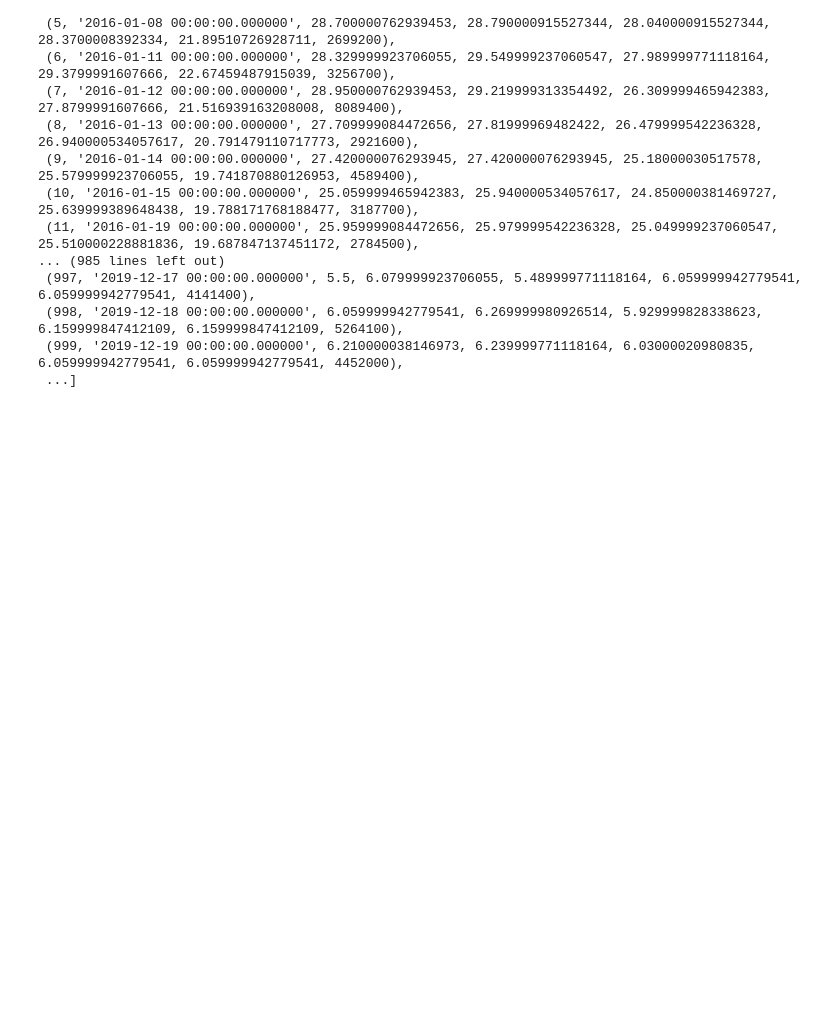
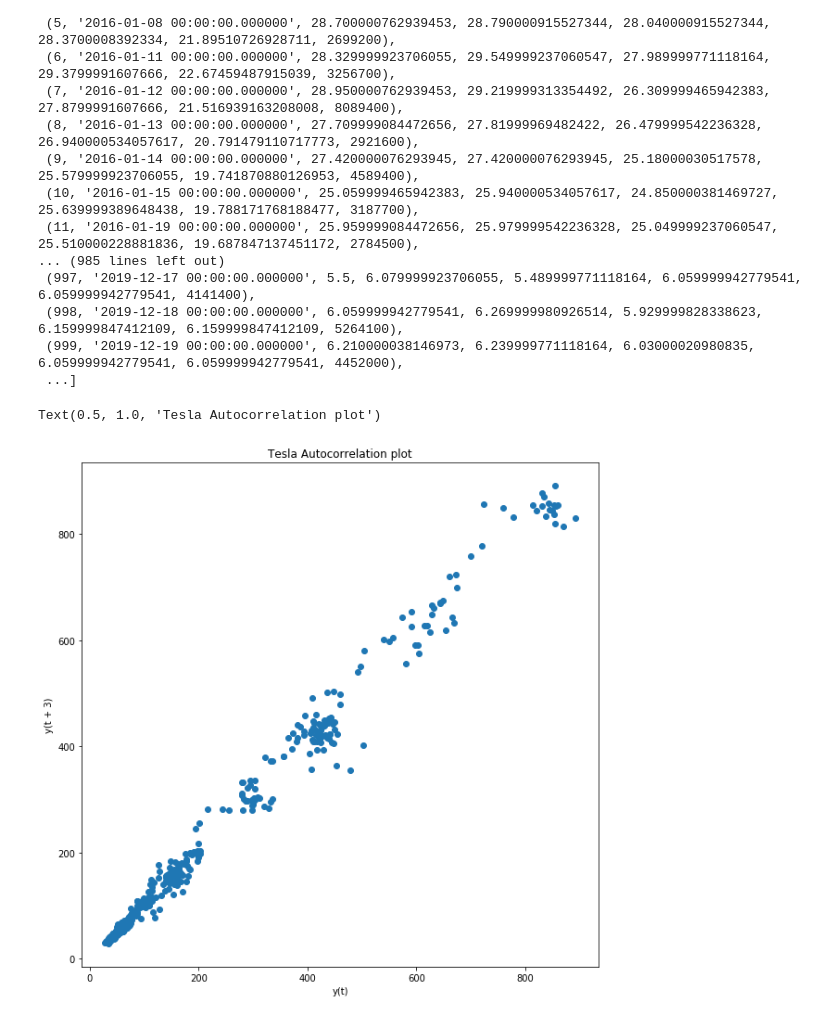
Before and after one commit to jeremychiaa/TSLA-stock-price-analysis-predictive-modelling, a Jupyter notebook: scripts/yahoo_scrape.ipynb, the cells around one changed output. Drawn from its saved outputs; the diff is of its cells as text; code cells hidden in the pictures; blank space fills up the shorter version.

```diff
--- a/scripts/yahoo_scrape.ipynb
+++ b/scripts/yahoo_scrape.ipynb
@@ -160,0 +170,11 @@ engine.execute("SELECT * FROM GME").fetchall()
+# %%
+tsla_data = pd.read_csv("../data/TSLA_stock.csv",parse_dates = ["Date"], index_col = ["Date"])
+msft_data = pd.read_csv("../data/MSFT_stock.csv")
+gme_data = pd.read_csv("../data/GME_stock.csv")
+# %%
+plt.figure(figsize=(10,10))
+lag_plot(tsla_data["Open"],lag=3)
+plt.title("Tesla Autocorrelation plot")
+# %% [output]
+Text(0.5, 1.0, 'Tesla Autocorrelation plot')
+[figure, added]
```
Also changed, not shown: parts of 4 cells of this notebook, 2 other files.
